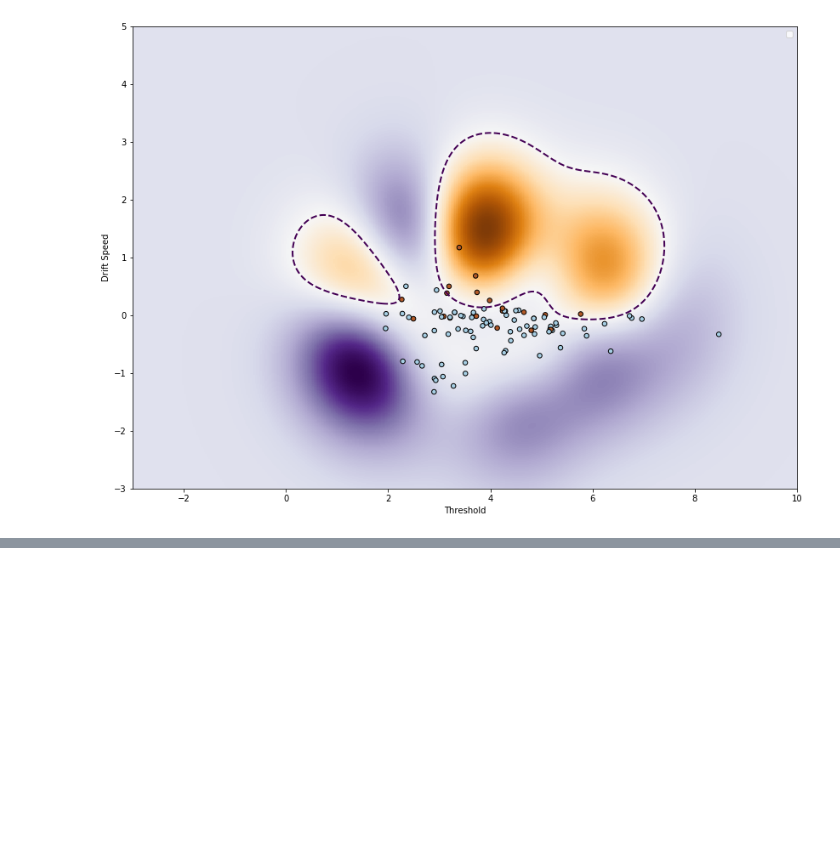
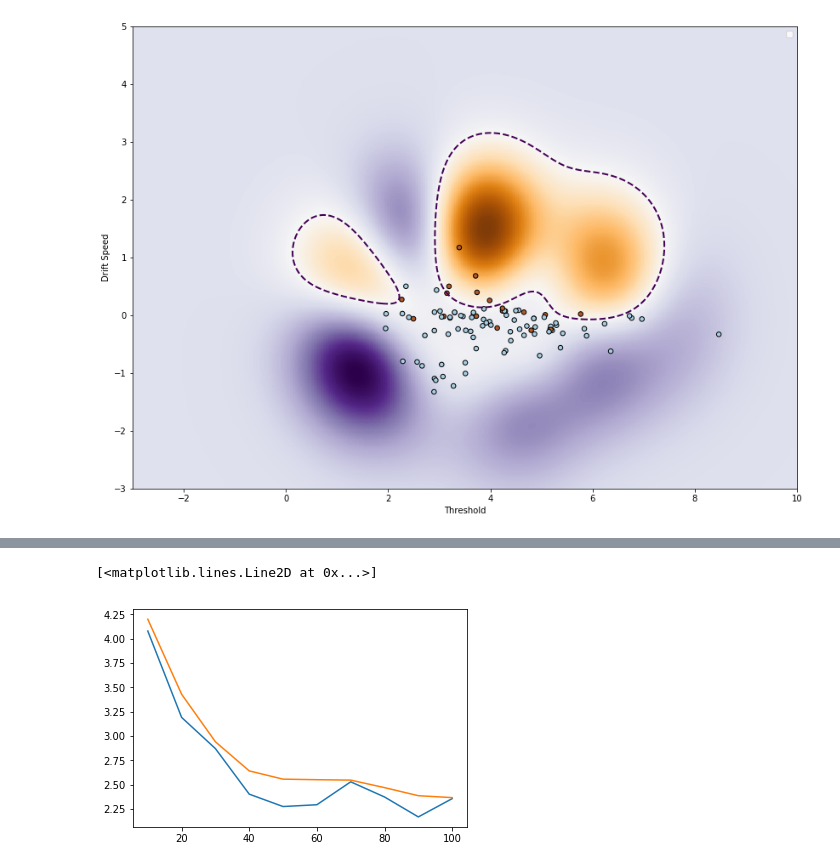
Before and after one commit to eladiomontero/DecisionTimes, a Jupyter notebook: SVO Context Analysis/changingSVO.ipynb, the cells around one changed output, grey strips where cells are left out. Drawn from its saved outputs; the diff is of its cells as text; code cells hidden in the pictures; blank space fills up the shorter version.

Commit message:
Updates on correlations
Comparisons with other rounds, also, parameters by round windows.

```diff
--- a/SVO Context Analysis/changingSVO.ipynb
+++ b/SVO Context Analysis/changingSVO.ipynb
@@ -119,3 +119,6 @@ actions
 | 170 | 1.0 | 0.0 | 19.0 | 0.0 | 56.0 | 3.0 | 0.0 | 5.0 | 3.0 | 13.0 | 58.0 | ... |
 | 171 | 0.0 | 1.0 | 1.0 | 0.0 | 0.0 | 4.0 | 0.0 | 29.0 | 4.0 | 61.0 | -90.0 | ... |
 172 rows × 16 columns
+# %%
+actions = pd.read_csv("actions.csv")
+actions
@@ -239,8 +261,7 @@ print ("Cross-validated scores:", scores)
 ('Cross-validated scores:', array([0.81818182, 0.9       , 0.8       , 0.9       , 0.8       ,
        0.88888889, 0.77777778, 0.77777778, 0.88888889, 0.88888889]))
 # %%
-rounds_windows = [10, 20, 30, 40, 50, 60, 70, 80, 90]
-
+rounds_windows = [10, 20, 30, 40, 50, 60, 70, 80, 90, 100]
 for w in rounds_windows:
     params_chang["a%d" % w] = 0
     params_chang["v%d" % w] = 0
@@ -248,6 +269,6 @@ for w in rounds_windows:
     params_chang["z%d" % w] = 0
     modeler = ddm.HDDMmodelMaker()
     for s in chang.player.unique():
-        model_soc_s3 = modeler.fit_model(chang.loc[(chang["player"] == s) & (chang["round"] <= w)], 5000, 200)
+        model_soc_s3 = modeler.fit_model(chang.loc[(chang["player"] == s) & (chang["round"] <= w) & (chang["round"] > (w - 9))], 5000, 200)
         params_chang.loc[params_chang.user == s, ["a%d" % w,"v%d" % w,"t%d" % w,"z%d" % w]] = model_soc_s3.gen_stats()["mean"].values
 # %% [output]
@@ -333,0 +354,15 @@ plt.show()
+# %%
+def get_params(param, column, value, column2 = None):
+    param_cols = ["%s%d" % t for t in zip([param] * 10, [x*10 for x in range(1, 10+1)])]
+    df_players = actions.loc[actions[column] == value, "user"].values
+    params = pd.melt(params_chang.loc[params_chang.user.isin(df_players)], id_vars=['user'], value_vars = param_cols)
+    d = params.groupby("variable").mean()
+    d.index = pd.to_numeric(d.index.str.replace("a", ""))
+    d = d.sort_index()
+    return d
+# %%
+plt.plot(get_params("a", "type", "Pro-social"))
+plt.plot(get_params("a", "type", "Pro-self"))
+# %% [output]
+[<matplotlib.lines.Line2D at 0x...>]
+[figure, added]
```
Also changed, not shown: parts of 17 cells of this notebook, 8 other files.
